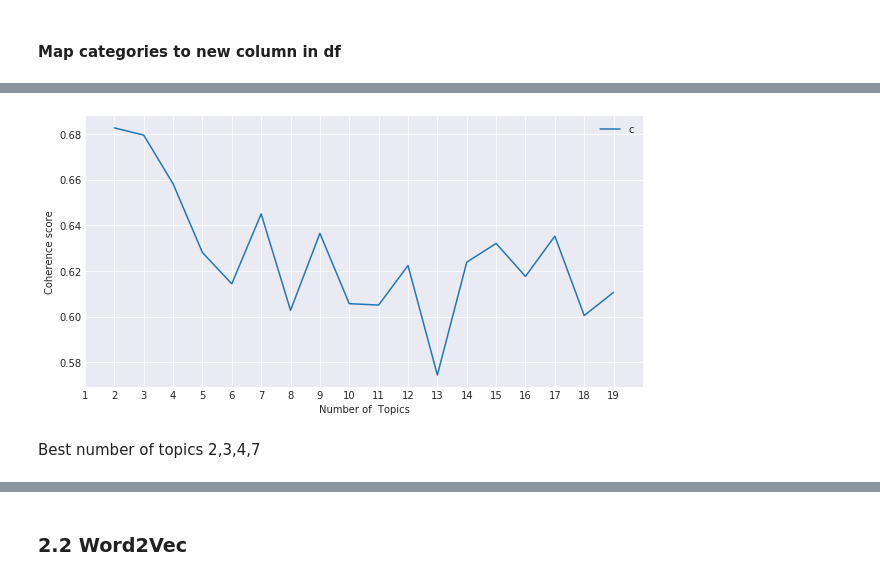
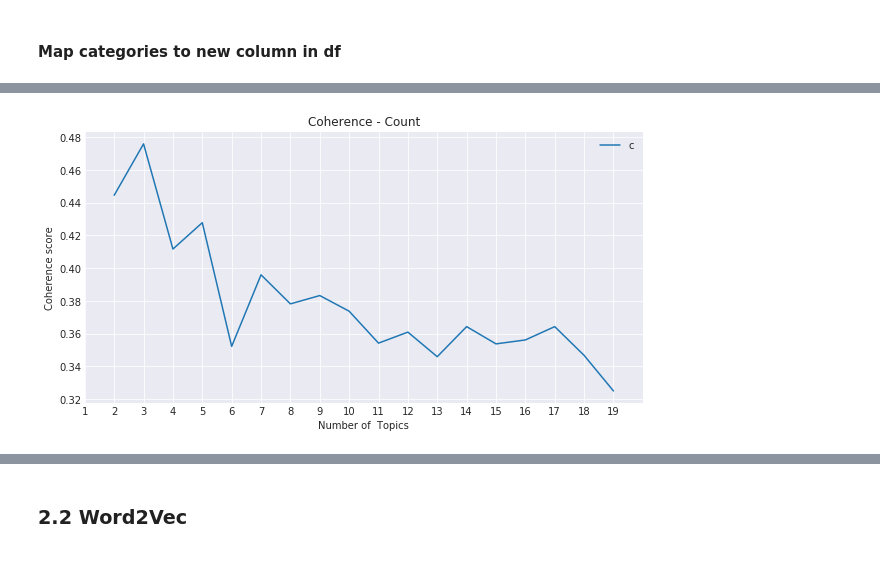
Before and after one commit to babyakja/GA_capstone_project, a Jupyter notebook: Kanye_West.ipynb, the cells around one changed output, grey strips where cells are left out. Cells and saved outputs as stored; diff of their text form; code cells hidden in the pictures.

Commit message:
cleaned notebook and README

```diff
--- a/Kanye_West.ipynb
+++ b/Kanye_West.ipynb
@@ -642,21 +635,15 @@ for song in clean_text_step1:
 ['ecstasy']
 # %%
 def clean_text(song):
-    clean_text_step1 = [song.splitlines()]
+    clean_text_step = [song.splitlines()]
 
-    # (10/17) Step 2: Remove punctuation and then empty elements from list
-
-    for song in clean_text_step1:
+    for song in clean_text_step:
         clean_song = []
         for line in song:
             if  line != '':
                 line = re.sub(r'[^\w\s]','',line) # Removes Punctuation
-                #s = ' ' # set spacing for join
-                #line2 = s.join([lemmatizer.lemmatize(word.lower()) for word in line.split() if word not in stop]) # Stem words (remove plural)
-                line2 = [lemmatizer.lemmatize(word) for word in line.lower().split() if word not in stop]
-                #line3 = []
-                #line3.append([word for word in line2.split(' ') if word not in stop])
-                clean_song.append(line2)
+                line_2 = [lemmatizer.lemmatize(word) for word in line.lower().split() if word not in stop] # Stem words (remove plural)
+                clean_song.append(line_2)
             else:
                 pass
     return clean_song
@@ -727,3 +691,7 @@ text_corpus_w2v[0]
+# %%
+# Create corpus versions to be Vectorized
+corpus = df_lyrics['text']
+corpus_lem = df_lyrics['lyrics_lemmatized']
 # %% [markdown]
 ### 1.5 Vectorize Text Data
 # %%
@@ -733,9 +701,9 @@ stop = []
 #stop = list(stopwords.words('english')) # NLTK with 138
 stop = list(stop_words.ENGLISH_STOP_WORDS) #sklearn with 318
 # Add some additional ones I noticed
-stop.extend(['could','get', 'got','gotta','like', 'ya', 'ha','don','ain','that\'s', 'll', 've', 'let', 'see','go'])
+stop.extend(['could','get', 'got','gotta','like','ain','that\'s', 'just', 'let', 'see','go','cause'])
 # Add misspelled
-stop.extend(['wa',])
+stop.extend(['wa','ve','ll','ya','ha', 'don','em','gon'])
 # Add stop words for song filler phrases
 stop.extend(['da','la','lah','uh','yeah','oh','ooh', 'mm','mmm', 'mhm','mhmm','ay', 'ayy','hey','whoa','hmm','huh','whoa','woah','ah', 'ohh','uhhuh'])
 # Add stop words for musical notations
@@ -743,7 +711,7 @@ stop.extend(['intro','outro', 'hook','partial', 'bridge','verse','produced','ins
 # Add unique Song phrases
 stop.extend(['phi', 'gwaan','bam','dem'])
 # Remove from stop words relevant phrases
-add_back = ['no','not','myself']
+add_back = ['no','myself','cry','fire']
 [stop.remove(word) for word in add_back];
 # %% [markdown]
 #### 1.5.1 Count Vectorizer
@@ -1024,14 +1006,16 @@ models_LDA, c_scores = coherence_search(dictionary,corpus_plot,lyrics_text,20)
+# %%
+# Run several LDA models with count vect as input to find optimal topic count
+models_LDA_count, c_scores_count = coherence_search(dictionary,corpus_plot,lyrics_text,20)
 # %%
 x = range(2,20, 1)
 plt.figure(figsize=(10,5))
-plt.plot(x, c_scores)
+plt.plot(x, c_scores_count)
 plt.xlim(1,20)
 plt.xticks(np.arange(1, 20, step=1))
+plt.title("Coherence - Count")
 plt.xlabel("Number of  Topics")
 plt.ylabel("Coherence score")
 plt.legend(("coherence_score"), loc='best')
 plt.show()
 # %% [output]
-[figure, old version]
+[figure, new version]
-# %% [markdown]
-Best number of topics 2,3,4,7
```
Also changed, not shown: parts of 82 cells of this notebook, 1 other file.
